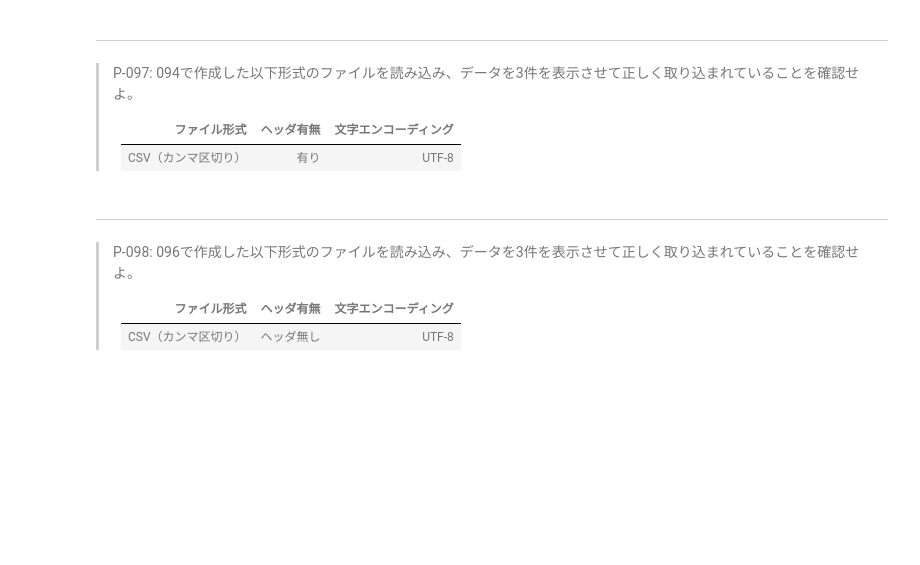
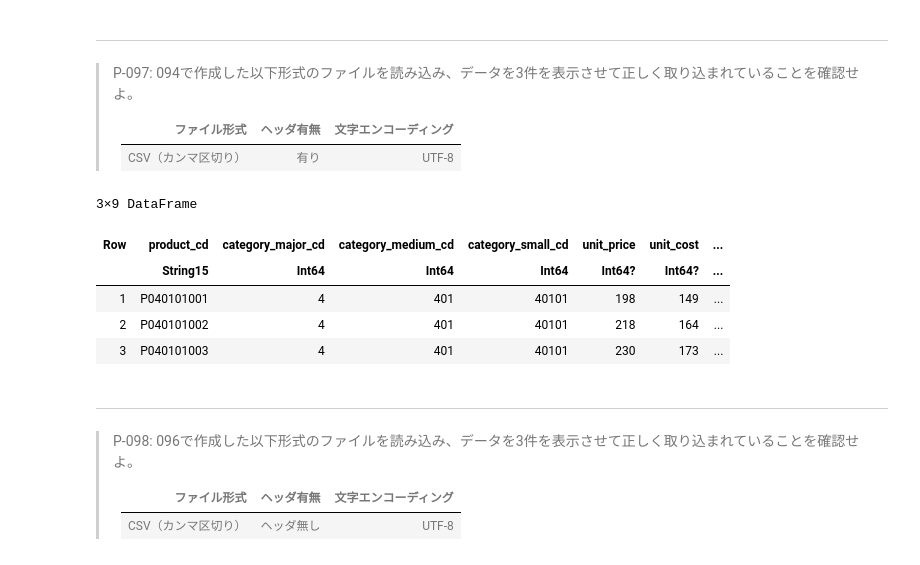
Before and after one commit to kuru-to/100knocks-preprocess, a Jupyter notebook: docker/work/preprocess_knock_Julia.ipynb, the cells around one changed output. Cells and saved outputs as stored; diff of their text form; code cells hidden in the pictures; blank space fills up the shorter version.

```diff
--- a/docker/work/preprocess_knock_Julia.ipynb
+++ b/docker/work/preprocess_knock_Julia.ipynb
@@ -2384,6 +2451,15 @@ df_train_3, df_test_3 = split_12_train_6_test(df_amount_by_year_month, 2)
 > |ファイル形式|ヘッダ有無|文字エンコーディング|
 > |:--:|:--:|:--:|
 > |CSV（カンマ区切り）|有り|UTF-8|
+# %%
+first(DataFrame(CSV.File("./data/output_p94.csv")), 3)
+# %% [output]
+3×9 DataFrame
+| Row | product_cd | category_major_cd | category_medium_cd | category_small_cd | unit_price | unit_cost | ... |
+|  | String15 | Int64 | Int64 | Int64 | Int64? | Int64? | ... |
+| 1 | P040101001 | 4 | 401 | 40101 | 198 | 149 | ... |
+| 2 | P040101002 | 4 | 401 | 40101 | 218 | 164 | ... |
+| 3 | P040101003 | 4 | 401 | 40101 | 230 | 173 | ... |
 # %% [markdown]
 ---
 > P-098: 096で作成した以下形式のファイルを読み込み、データを3件を表示させて正しく取り込まれていることを確認せよ。
```
Also changed, not shown: parts of 7 cells of this notebook, 2 other files.
